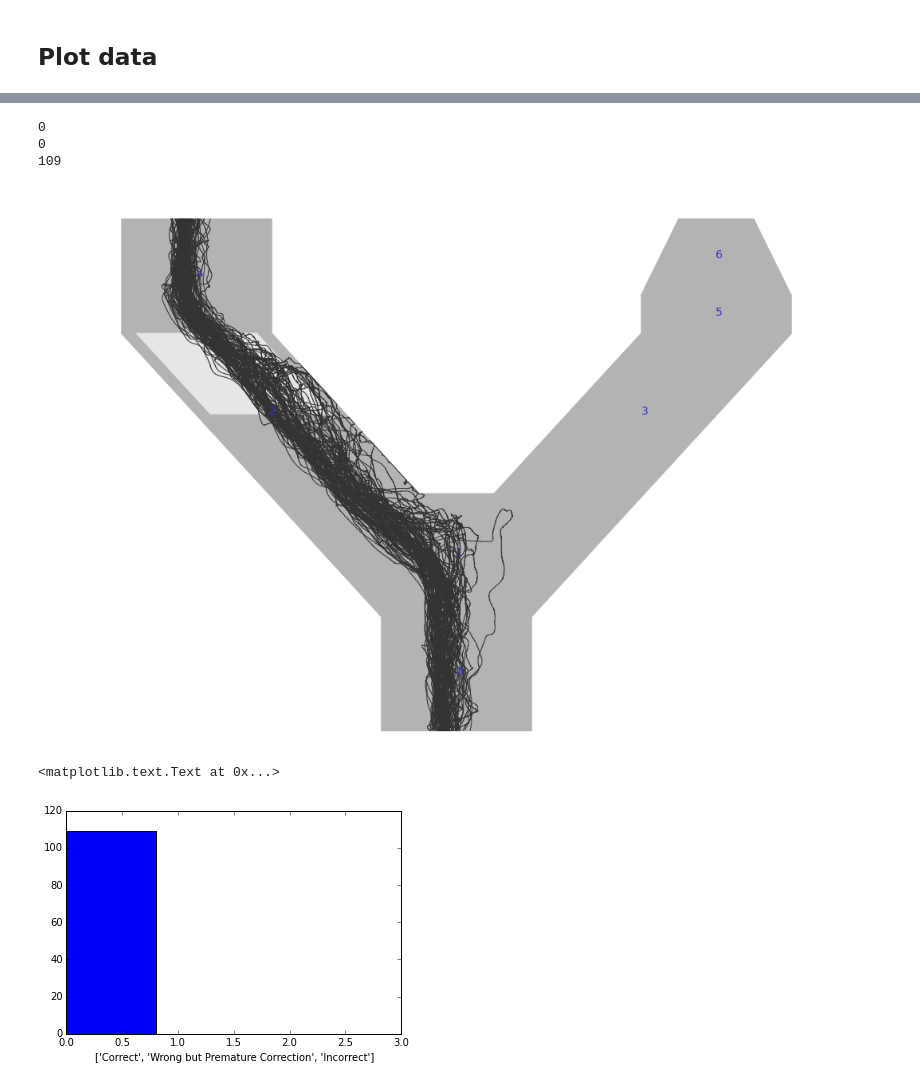
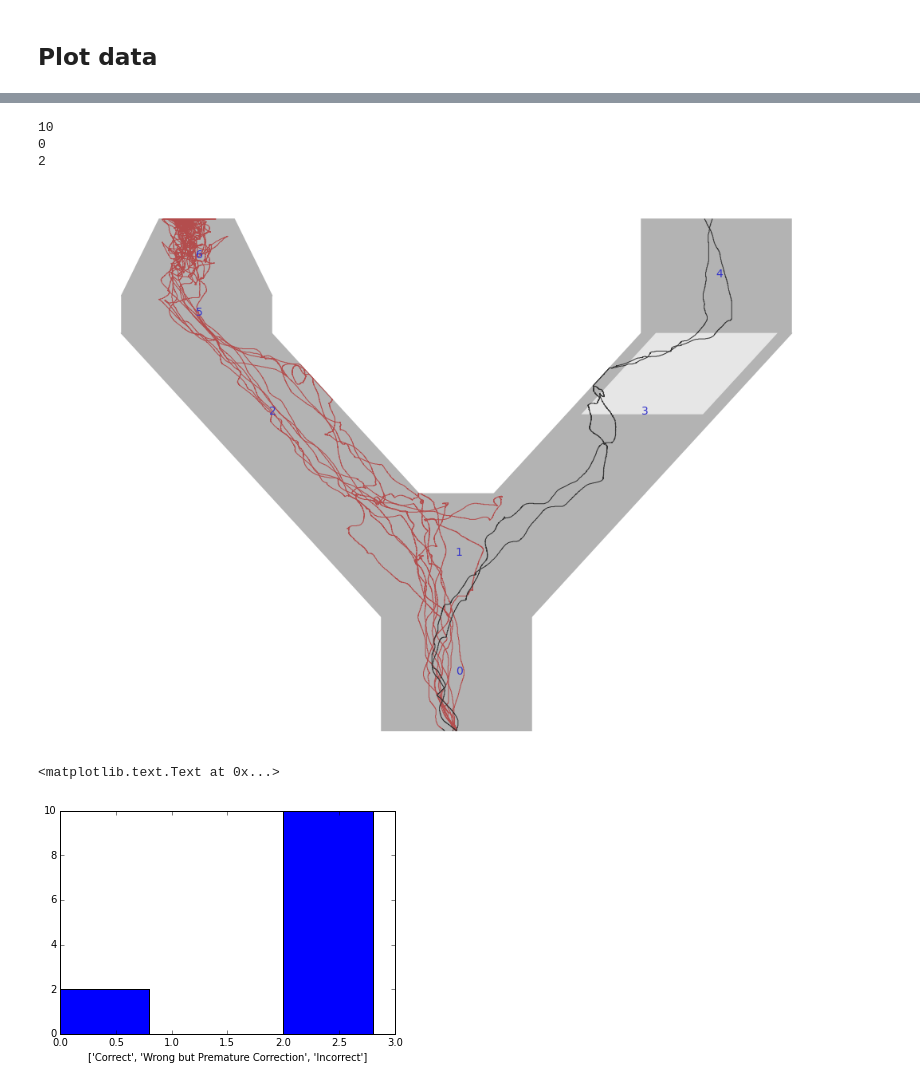
Before and after one commit to sofroniewn/mVR-example, a Jupyter notebook: process-data-antibias.ipynb, the cells around one changed output, grey strips where cells are left out. Drawn from its saved outputs; the diff is of its cells as text; code cells hidden in the pictures.

```diff
--- a/process-data-antibias.ipynb
+++ b/process-data-antibias.ipynb
@@ -186,2 +30,0 @@ session.yMazePos = tmp
-# %%
-maze = loadMazeMat(path + '/behavior')
@@ -221,0 +104,3 @@ water(session, keep, [0.1, 0.8, 0.1])
+# %%
+plen = fitpath(session,keep)
+trial['Pathlengths'] = plen
@@ -222,39 +194,39 @@ water(session, keep, [0.1, 0.8, 0.1])
 # %%
-#For the Anti-bias maze (left)
+#For the Anti-bias maze (left or right)
 
 plt.figure(figsize=[18,12])
 Id = 0
-draw(maze[Id],True)
-branchId = 3
-keepW = trialEntered(branchId)
-branchId = 5
+mvr.draw(maze[Id],True)
+branchId = 5 #dead end regardless of maze
 keepE = trialEntered(branchId)
 
-keepR = trial[(keepW.curBranchId == True) & (keepE.curBranchId == True) & (trial.trialType == Id)].index.tolist()
-print len(keepR)
-trace(session, keepR, [0.7, 0.3, 0.3]) #incorrect
-keepRL = trial[(keepW.curBranchId == True) & (keepE.curBranchId == False) & (trial.trialType == Id)].index.tolist()
-print len(keepRL)
-trace(session, keepRL, [0.3, 0.7, 0.3]) #entered 3 but corrected itself
-keepL = trial[(keepW.curBranchId == False) & (trial.trialType == Id)].index.tolist()
-print len(keepL)
-trace(session, keepL, [0.2, 0.2, 0.2]) #correct
-#keep = trial[(keepW.curBranchId == False) & (keepC.curBranchId == True) & (trial.trialType == Id) & (trial.index>15)].index.tolist()
-#print len(keep)
-#trace(session, keep, [0.2, 0.2, 0.2])
+if maze[0].get('name') == 'OneChoiceLcts.mat':
+    branchId = 3 #antibias left
+else:
+    branchId = 2 #antibias right
 
-#print keepL
+keepW = trialEntered(branchId)
+
+
+keepI = trial[(keepW.curBranchId == True) & (keepE.curBranchId == True) & (trial.trialType == Id)].index.tolist()
+print len(keepI)
+mvr.trace(session, keepI, [0.7, 0.3, 0.3]) #incorrect
+keepS = trial[(keepW.curBranchId == True) & (keepE.curBranchId == False) & (trial.trialType == Id)].index.tolist()
+print len(keepS)
+mvr.trace(session, keepS, [0.3, 0.7, 0.3]) #entered 3 but corrected itself
+keepC = trial[(keepW.curBranchId == False) & (trial.trialType == Id)].index.tolist()
+print len(keepC)
+mvr.trace(session, keepC, [0.2, 0.2, 0.2]) #correct
 # %% [output]
+10
 0
-0
-109
+2
-[figure, old version]
+[figure, new version]
 # %%
-classified = [len(keepL), len(keepRL),len(keepR)]
+classified = [len(keepC), len(keepS),len(keepI)]
 numtrls = sum(classified)
-#classified[:] = [x / numtrls for x in classified]
 plt.bar(range(0,len(classified)),classified)
 plt.xlabel(['Correct', 'Wrong but Premature Correction', 'Incorrect'])
 # %% [output]
 <matplotlib.text.Text at 0x...>
-[figure, old version]
+[figure, new version]
```
Also changed, not shown: parts of 56 cells of this notebook, 2 other files.
